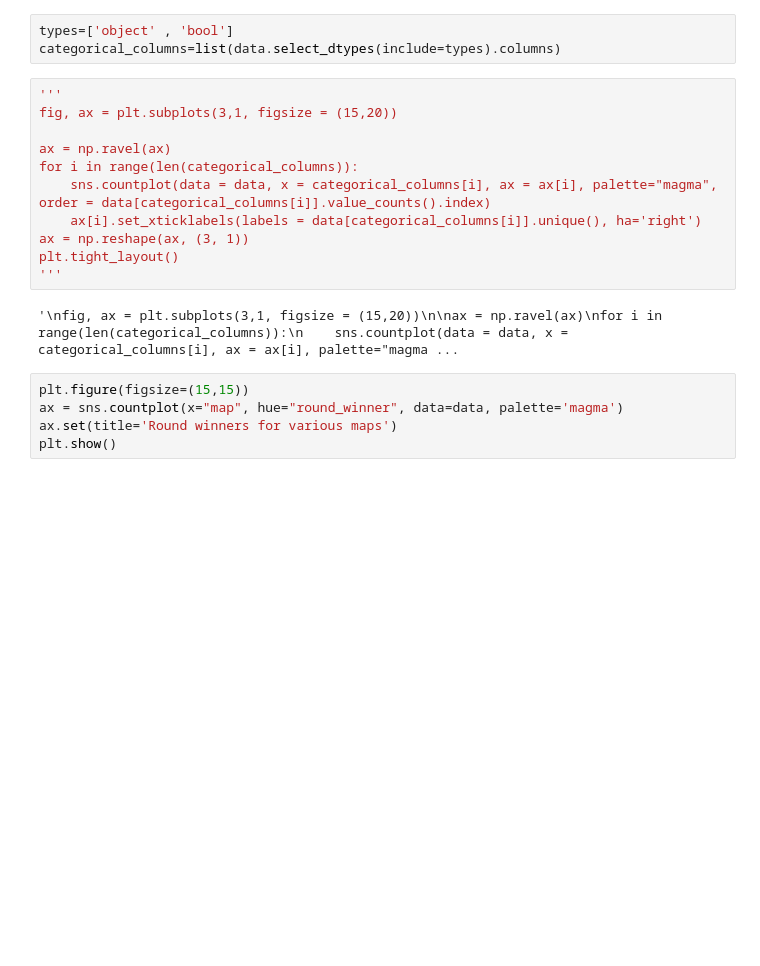
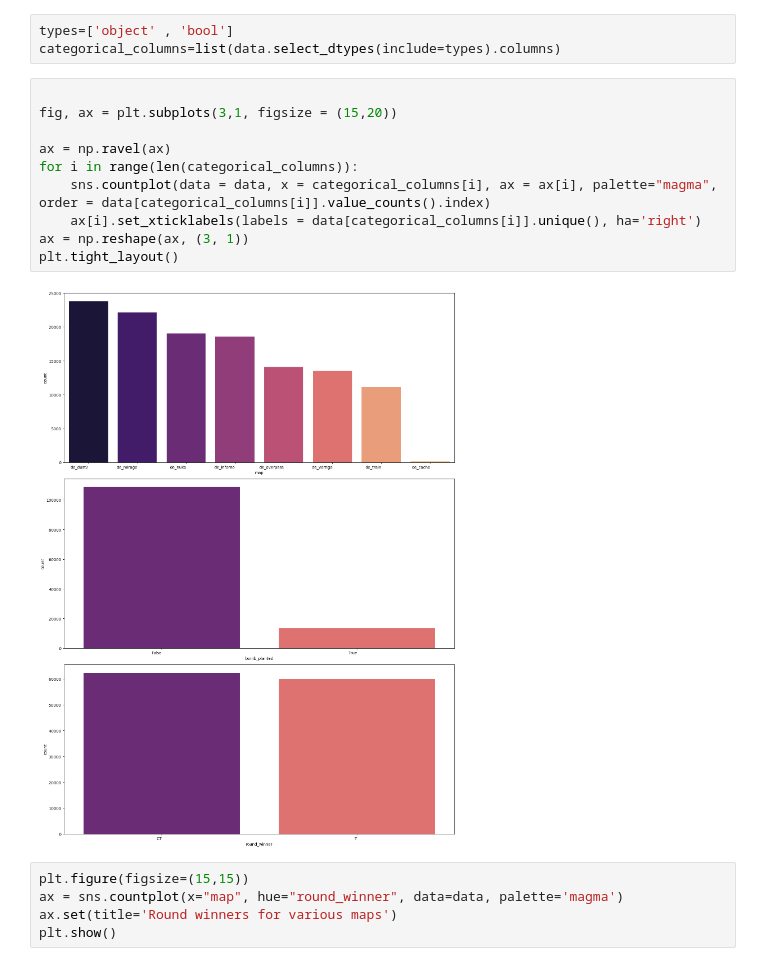
Before and after one commit to Murat-Gencer/YAP470-Project, a Jupyter notebook: proje.ipynb, the cells around one changed output. Drawn from its saved outputs; the diff is of its cells as text; blank space fills up the shorter version.

```diff
--- a/proje.ipynb
+++ b/proje.ipynb
@@ -111,18 +92,17 @@ Length: 97, dtype: int64
 types=['object' , 'bool']
 categorical_columns=list(data.select_dtypes(include=types).columns)
 # %%
-'''
+
 fig, ax = plt.subplots(3,1, figsize = (15,20))
 
 ax = np.ravel(ax)
 for i in range(len(categorical_columns)):
     sns.countplot(data = data, x = categorical_columns[i], ax = ax[i], palette="magma", order = data[categorical_columns[i]].value_counts().index)
     ax[i].set_xticklabels(labels = data[categorical_columns[i]].unique(), ha='right')
 ax = np.reshape(ax, (3, 1))
 plt.tight_layout()
-'''
 # %% [output]
-'\nfig, ax = plt.subplots(3,1, figsize = (15,20))\n\nax = np.ravel(ax)\nfor i in range(len(categorical_columns)):\n    sns.countplot(data = data, x = categorical_columns[i], ax = ax[i], palette="magma ...
+[figure, added]
 # %%
 plt.figure(figsize=(15,15))
 ax = sns.countplot(x="map", hue="round_winner", data=data, palette='magma')
```
Also changed, not shown: parts of 25 cells of this notebook.
